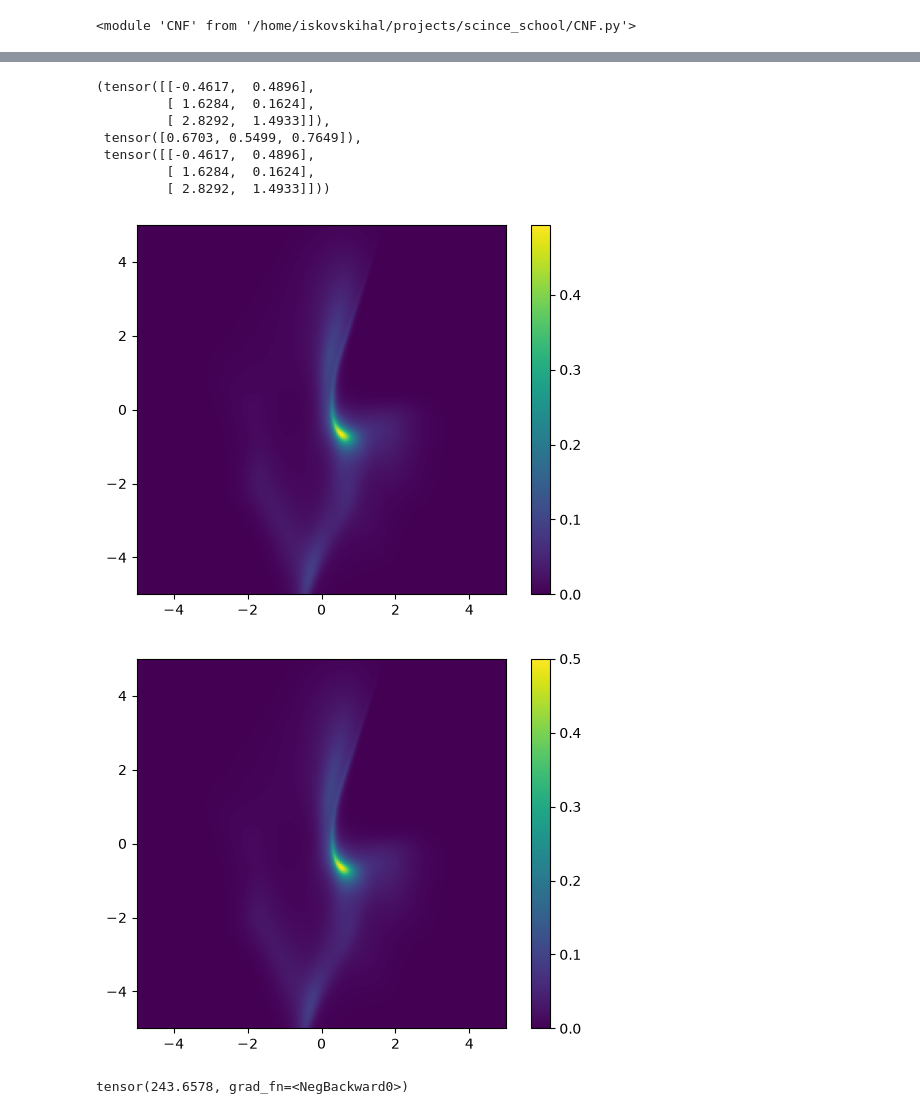
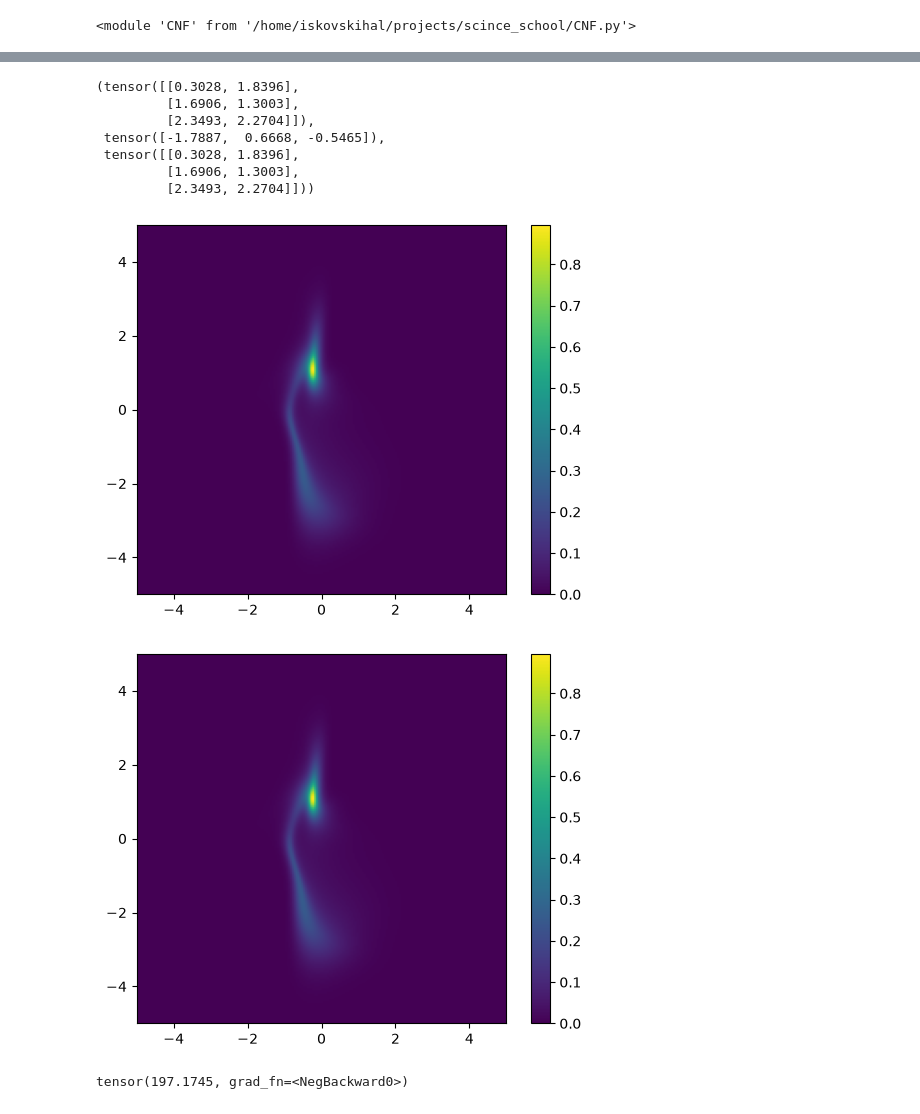
Before and after one commit to al3kseyka/scince_school, a Jupyter notebook: cnf_simple.ipynb, the cells around one changed output, grey strips where cells are left out. Drawn from its saved outputs; the diff is of its cells as text; code cells hidden in the pictures.

Commit message:
Added utils

```diff
--- a/cnf_simple.ipynb
+++ b/cnf_simple.ipynb
@@ -26,11 +26,12 @@ None 7
 5 _CudaDeviceProperties(name='NVIDIA RTX A4000', major=8, minor=6, total_memory=15973MB, multi_processor_count=48, uuid=a50d0c3b-d28f-a2a7-8b43-3e02b543fc0c, pci_bus_id=176, pci_device_id=0, pci_domai ...
 6 _CudaDeviceProperties(name='NVIDIA RTX A4000', major=8, minor=6, total_memory=15973MB, multi_processor_count=48, uuid=53eaee12-1803-f8da-7399-ccdbfda91a18, pci_bus_id=216, pci_device_id=0, pci_domai ...
 # %%
-FIELDS = 32
-HIDDEN_LAYERS = 32
+FIELDS = 16
+HIDDEN_LAYERS = 8
 STEPS = 1000
 SAVE_AFTER = 50
 BATCH_SIZE = 64
+EPOCHES = 50
 # %%
 reload(CNF)
 # %% [output]
@@ -42,7 +43,7 @@ def get_batch(n: int):
 # %%
 dataset = get_batch(10000)
 dataset = torch.utils.data.TensorDataset(dataset)
-dataloader = torch.utils.data.DataLoader(dataset, batch_size=BATCH_SIZE, shuffle=True)
+dataloader = torch.utils.data.DataLoader(dataset, batch_size=BATCH_SIZE, shuffle=True, num_workers=4)
 # %%
 fig, ax = plt.subplots()
 
@@ -65,22 +66,26 @@ hidden_features = HIDDEN_LAYERS
 filds_num = FIELDS
 cpnflist = torch.nn.ModuleList([CNF.Cpnf(2).to(DEVICE) for i in range(filds_num)])
 time_gates = torch.nn.ModuleList([torch.nn.Sequential(torch.nn.Linear(1, hidden_features),
-                                  torch.nn.Sigmoid(),
-                                  torch.nn.Linear(hidden_features, 1)) for i in range(filds_num)])
+                                  torch.nn.ReLU(),
+                                  torch.nn.Linear(hidden_features, hidden_features),
+                                  torch.nn.ReLU(),
+                                  torch.nn.Linear(hidden_features, 1),
+                                  torch.nn.Sigmoid()) for i in range(filds_num)])
 cnf = CNF.CNF(fields=cpnflist, activations=time_gates).to(DEVICE)
+# cnf.compile()
 wraped = CNF.Wraper(cnf)
 # %%
 Y, jac = wraped.forward(torch.tensor([[0., 1], [1, 0], [1, 1]], device=DEVICE), log_jac=True)
 Y1 = wraped.forward(torch.tensor([[0., 1], [1, 0], [1, 1]], device=DEVICE))
 Y, jac, Y1
 # %% [output]
-(tensor([[-0.4617,  0.4896],
-         [ 1.6284,  0.1624],
-         [ 2.8292,  1.4933]]),
- tensor([0.6703, 0.5499, 0.7649]),
- tensor([[-0.4617,  0.4896],
-         [ 1.6284,  0.1624],
-         [ 2.8292,  1.4933]]))
+(tensor([[0.3028, 1.8396],
+         [1.6906, 1.3003],
+         [2.3493, 2.2704]]),
+ tensor([-1.7887,  0.6668, -0.5465]),
+ tensor([[0.3028, 1.8396],
+         [1.6906, 1.3003],
+         [2.3493, 2.2704]]))
 # %%
 def density(X):
     distribution = torch.distributions.MultivariateNormal(torch.zeros(2, device=DEVICE), torch.eye(2, device=DEVICE))
@@ -128,42 +133,44 @@ def show_density_simple():
 # %%
 show_density_simple()
 # %% [output]
-[figure, old version]
+[figure, new version]
 # %%
 from torch.profiler import profile, ProfilerActivity
 
 # activities = [ProfilerActivity.CUDA]
 
-optimizer = torch.optim.Adam(wraped.field.parameters(), lr=0.0001)
+optimizer = torch.optim.Adam(wraped.field.parameters(), lr=0.000001)
 step = 0
 # history = []
 fig, ax = plt.subplots()
 out = display(fig, display_id=True)
 loss = 0
 out2 = display(loss, display_id=True)
 
 # with profile(activities=activities, record_shapes=True, profile_memory=True) as prof:
+for _ in range(EPOCHES):
+    for X, in tqdm(dataloader):
+        # print(X)
+        # X = get_batch(BATCH_SIZE)
+        Y, log_jac = wraped.forward(X, True)
+        Y.requires_grad_()
+        loss = CNF.loss_function(2, Y, log_jac)
+        optimizer.zero_grad()
+        wraped.backward(Y, loss)
+        optimizer.step()
+        if step % SAVE_AFTER == 0:
+            out2.update(loss)
 
-for X, in tqdm(dataloader):
-    # print(X)
-    # X = get_batch(BATCH_SIZE)
-    Y, log_jac = wraped.forward(X, True)
-    Y.requires_grad_()
-    loss = CNF.loss_function(2, Y, log_jac)
-    optimizer.zero_grad()
-    wraped.backward(Y, loss)
-    optimizer.step()
-    if step % SAVE_AFTER == 0:
-        out2.update(loss)
-
-        # fig.clear()
-        show_density(fig, ax)
-        out.update(fig)
-        torch.save(cnf.state_dict(), "models/cnf.pt")
-    # if step == 10:
-    #     break
+            # fig.clear()
+            show_density(fig, ax)
+            out.update(fig)
+            torch.save(cnf.state_dict(), "models/cnf.pt")
+            fig.savefig("gallery/fig" + str(step) + ".png")
+        # if step == 10:
+        #     break
         step+=1
+torch.save(cnf.state_dict(), "models/cnf.pt")
 # print(prof.key_averages().table(sort_by="self_cuda_time_total", row_limit=20))
 # %% [output]
-[figure, old version]
+[figure, new version]
-tensor(243.6578, grad_fn=<NegBackward0>)
+tensor(197.1745, grad_fn=<NegBackward0>)
```
Also changed, not shown: parts of 1 cell of this notebook, 1 other file.
